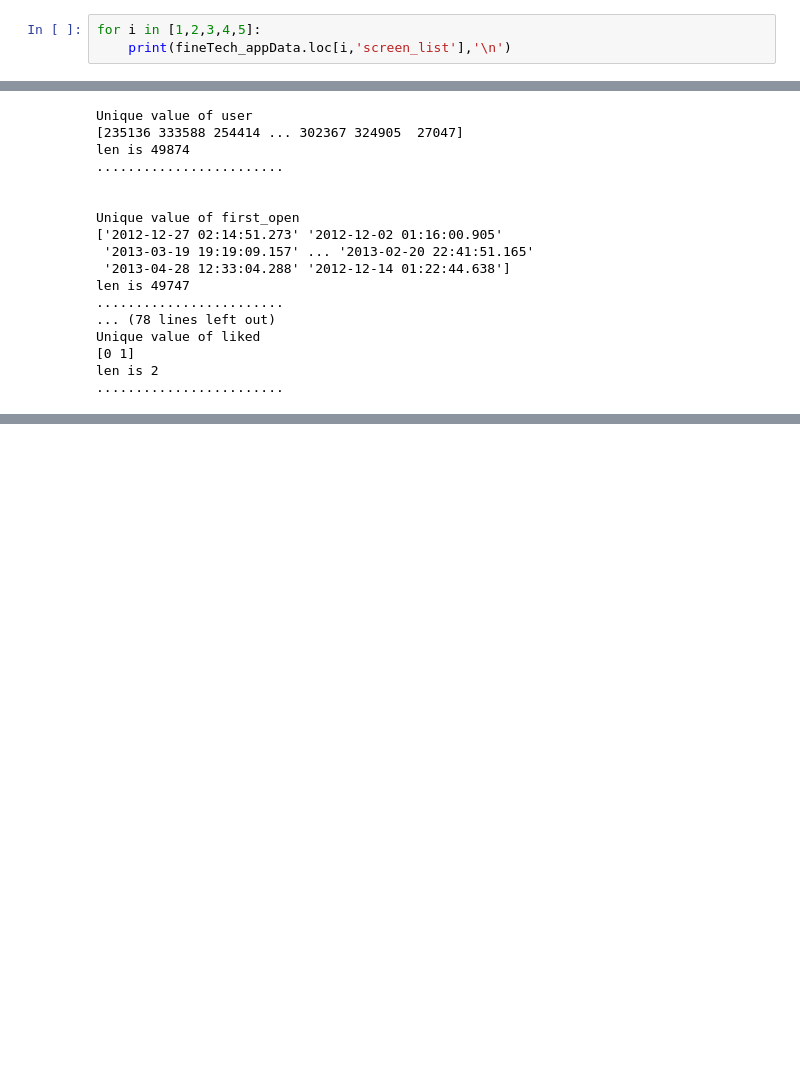
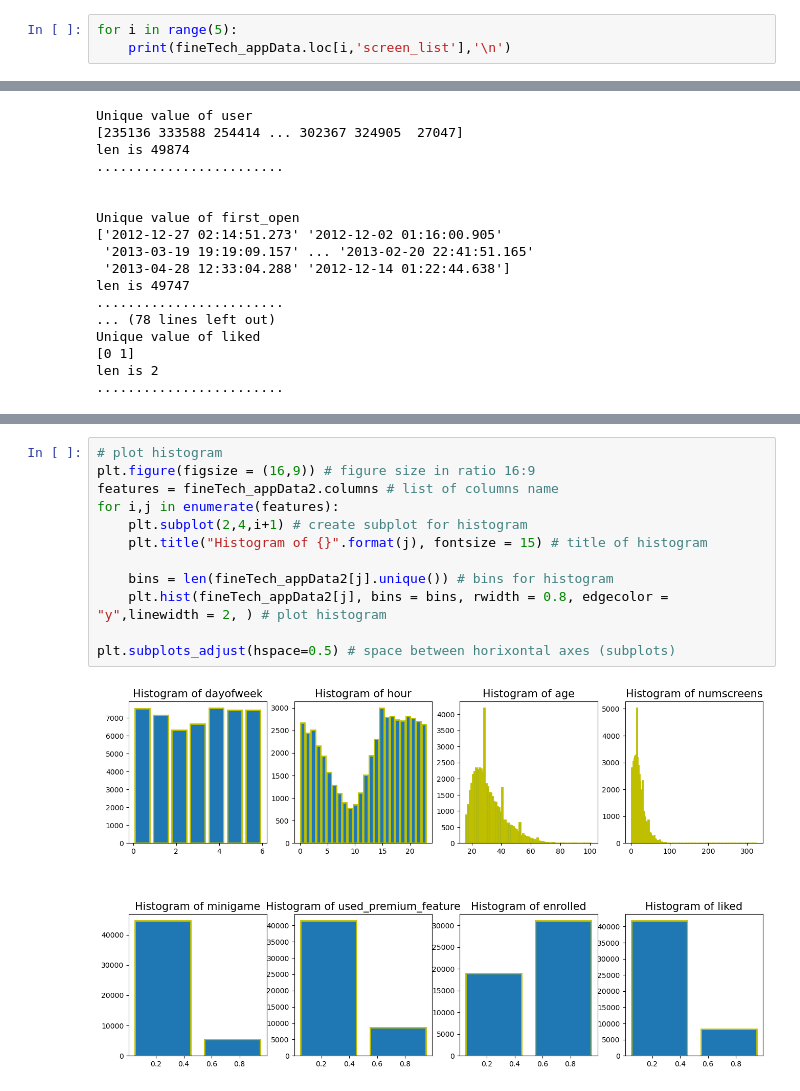
Before and after one commit to VijayKumar77/Directing-Customers-to-Subscription-Products-through-App-Behavior-Analysis, a Jupyter notebook: Directing Customers to Subscription Through App Behavior Analysis.ipynb, the cells around one changed output, grey strips where cells are left out. Saved outputs shown, nothing was run; the diff lists cells and outputs as text; blank space fills up the shorter version.

```diff
--- a/Directing Customers to Subscription Through App Behavior Analysis.ipynb
+++ b/Directing Customers to Subscription Through App Behavior Analysis.ipynb
@@ -26,6 +29,6 @@ fineTech_appData.tail()
 | 49998 | 324905 | 2013-04-28 12:33:04.288 | 6 | 12:00:00 | 27 | Cycle,Home,product_review,product... | 26 | 0 | ... |
 | 49999 | 27047 | 2012-12-14 01:22:44.638 | 4 | 01:00:00 | 25 | product_review,ScanPreview,Verify... | 26 | 0 | ... |
 # %%
-for i in [1,2,3,4,5]:
+for i in range(5):
     print(fineTech_appData.loc[i,'screen_list'],'\n')
 # %% [output]
@@ -168,0 +195,14 @@ Name: hour, Length: 50000, dtype: int32
+# %%
+# plot histogram
+plt.figure(figsize = (16,9)) # figure size in ratio 16:9
+features = fineTech_appData2.columns # list of columns name
+for i,j in enumerate(features):
+    plt.subplot(2,4,i+1) # create subplot for histogram
+    plt.title("Histogram of {}".format(j), fontsize = 15) # title of histogram
+
+    bins = len(fineTech_appData2[j].unique()) # bins for histogram
+    plt.hist(fineTech_appData2[j], bins = bins, rwidth = 0.8, edgecolor = "y",linewidth = 2, ) # plot histogram
+
+plt.subplots_adjust(hspace=0.5) # space between horixontal axes (subplots)
+# %% [output]
+[figure, added]
```
Also changed, not shown: parts of 36 cells of this notebook.
